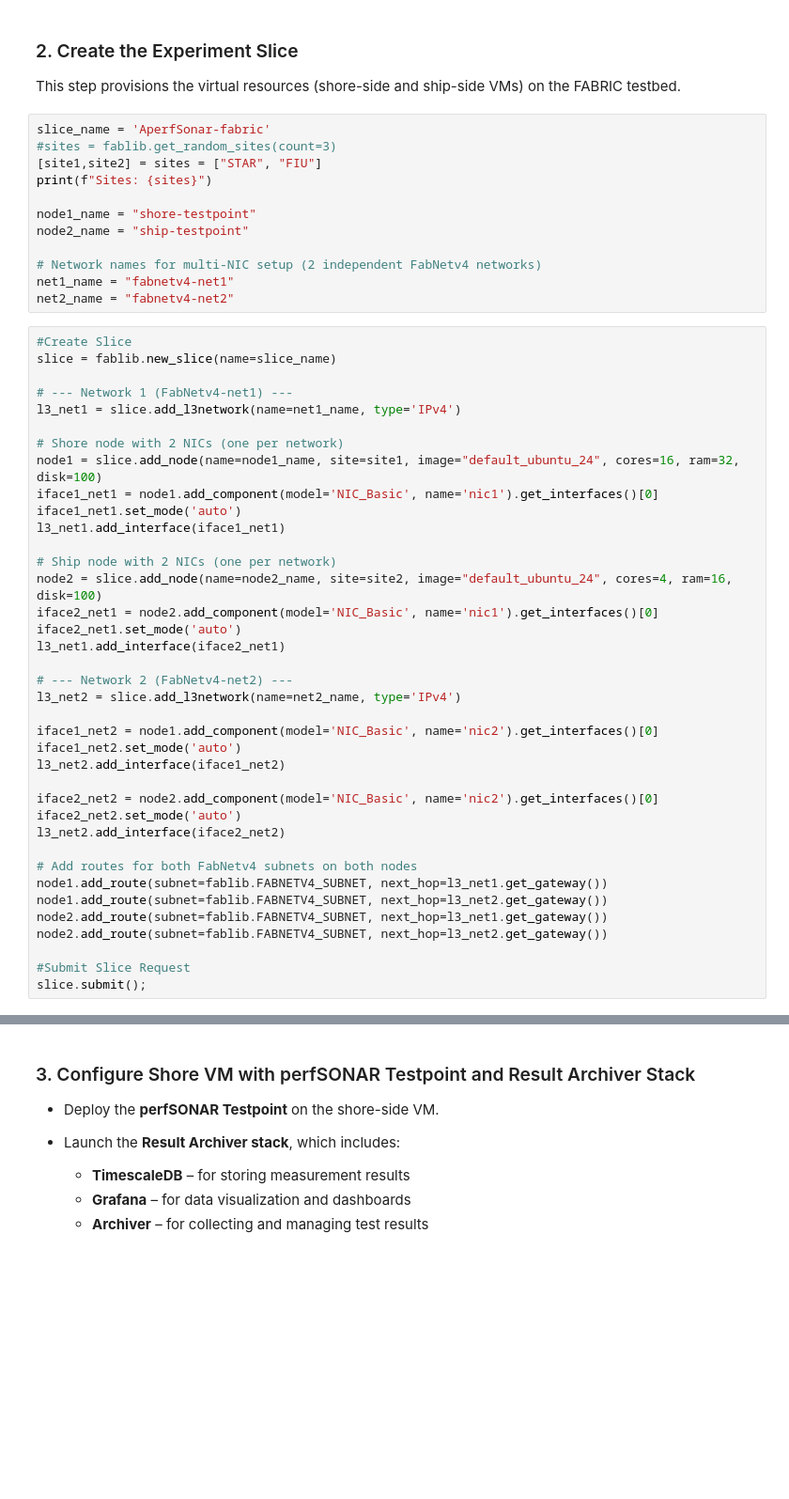
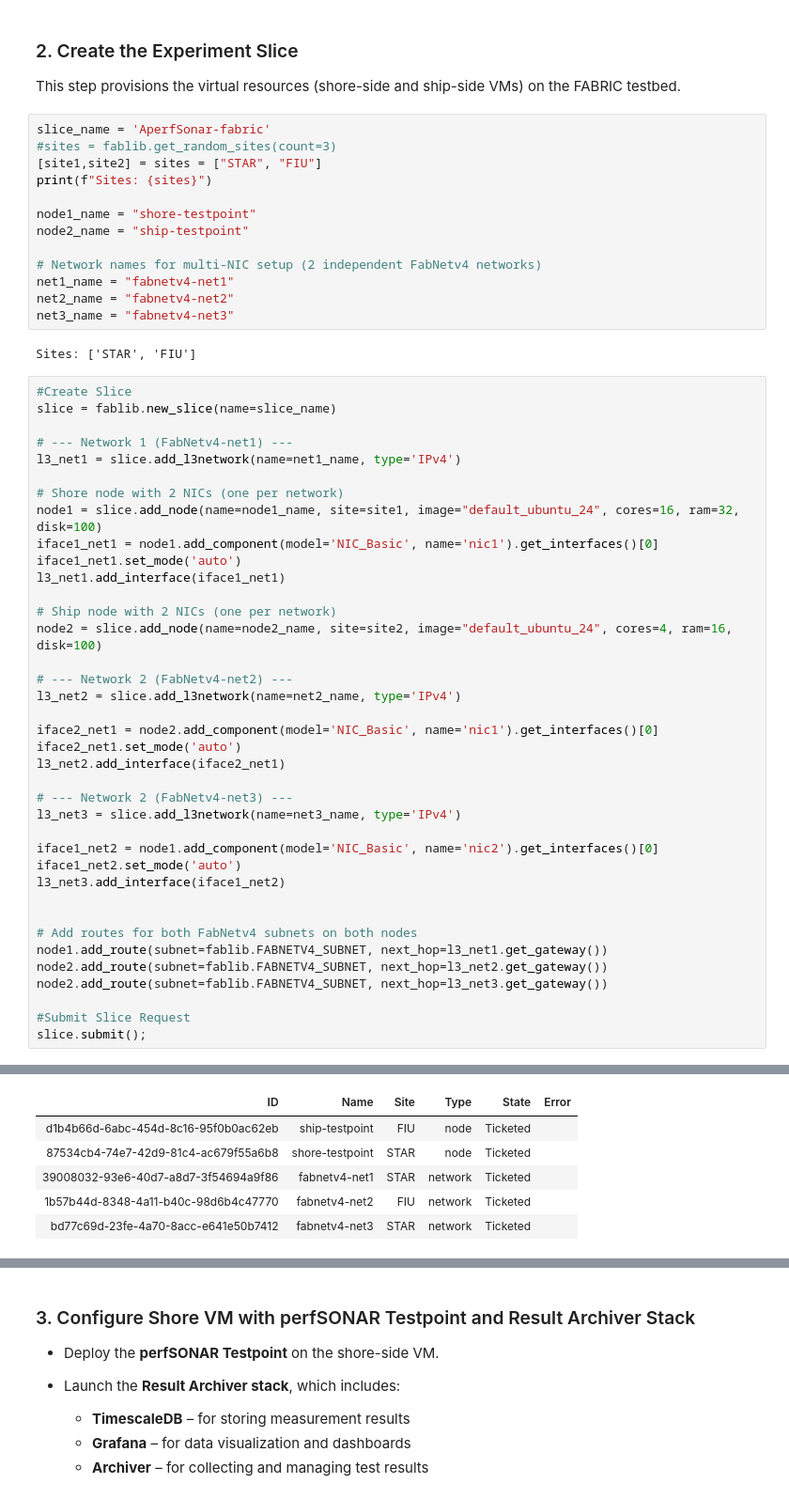
Before and after one commit to kthare10/fabric-recipes, a Jupyter notebook: perfsonar/perfsonar-within-fabric.ipynb, the cells around one changed output, grey strips where cells are left out. Shown at 94% size. Saved outputs shown, nothing was run; the diff lists cells and outputs as text; blank space fills up the shorter version.

Commit message:
Update notebook for 3-network topology (net1, net2, net3)
Align IP retrieval, HOSTS construction, and cross-connectivity tests
with the updated slice creation: shore on net1+net3, ship on net2.

```diff
--- a/perfsonar/perfsonar-within-fabric.ipynb
+++ b/perfsonar/perfsonar-within-fabric.ipynb
@@ -112,6 +112,9 @@ node2_name = "ship-testpoint"
 # Network names for multi-NIC setup (2 independent FabNetv4 networks)
 net1_name = "fabnetv4-net1"
 net2_name = "fabnetv4-net2"
+net3_name = "fabnetv4-net3"
+# %% [output]
+Sites: ['STAR', 'FIU']
 # %%
 #Create Slice
 slice = fablib.new_slice(name=slice_name)
@@ -127,26 +130,27 @@ l3_net1.add_interface(iface1_net1)
 
 # Ship node with 2 NICs (one per network)
 node2 = slice.add_node(name=node2_name, site=site2, image="default_ubuntu_24", cores=4, ram=16, disk=100)
-iface2_net1 = node2.add_component(model='NIC_Basic', name='nic1').get_interfaces()[0]
-iface2_net1.set_mode('auto')
-l3_net1.add_interface(iface2_net1)
 
 # --- Network 2 (FabNetv4-net2) ---
 l3_net2 = slice.add_l3network(name=net2_name, type='IPv4')
 
+iface2_net1 = node2.add_component(model='NIC_Basic', name='nic1').get_interfaces()[0]
+iface2_net1.set_mode('auto')
+l3_net2.add_interface(iface2_net1)
+
+# --- Network 2 (FabNetv4-net3) ---
+l3_net3 = slice.add_l3network(name=net3_name, type='IPv4')
+
 iface1_net2 = node1.add_component(model='NIC_Basic', name='nic2').get_interfaces()[0]
 iface1_net2.set_mode('auto')
-l3_net2.add_interface(iface1_net2)
+l3_net3.add_interface(iface1_net2)
 
-iface2_net2 = node2.add_component(model='NIC_Basic', name='nic2').get_interfaces()[0]
-iface2_net2.set_mode('auto')
-l3_net2.add_interface(iface2_net2)
 
 # Add routes for both FabNetv4 subnets on both nodes
 node1.add_route(subnet=fablib.FABNETV4_SUBNET, next_hop=l3_net1.get_gateway())
-node1.add_route(subnet=fablib.FABNETV4_SUBNET, next_hop=l3_net2.get_gateway())
-node2.add_route(subnet=fablib.FABNETV4_SUBNET, next_hop=l3_net1.get_gateway())
 node2.add_route(subnet=fablib.FABNETV4_SUBNET, next_hop=l3_net2.get_gateway())
+node2.add_route(subnet=fablib.FABNETV4_SUBNET, next_hop=l3_net3.get_gateway())
 
 #Submit Slice Request
 slice.submit();
+# %% [output]
@@ -153,3 +167,9 @@ slice.submit();
+| ID | Name | Site | Type | State | Error |
+| d1b4b66d-6abc-454d-8c16-95f0b0ac62eb | ship-testpoint | FIU | node | Ticketed |  |
+| 87534cb4-74e7-42d9-81c4-ac679f55a6b8 | shore-testpoint | STAR | node | Ticketed |  |
+| 39008032-93e6-40d7-a8d7-3f54694a9f86 | fabnetv4-net1 | STAR | network | Ticketed |  |
+| 1b57b44d-8348-4a11-b40c-98d6b4c47770 | fabnetv4-net2 | FIU | network | Ticketed |  |
+| bd77c69d-23fe-4a70-8acc-e641e50b7412 | fabnetv4-net3 | STAR | network | Ticketed |  |
 # %%
 slice = fablib.get_slice(slice_name)
 node1 = slice.get_node(node1_name)
```
Also changed, not shown: parts of 9 cells of this notebook.
